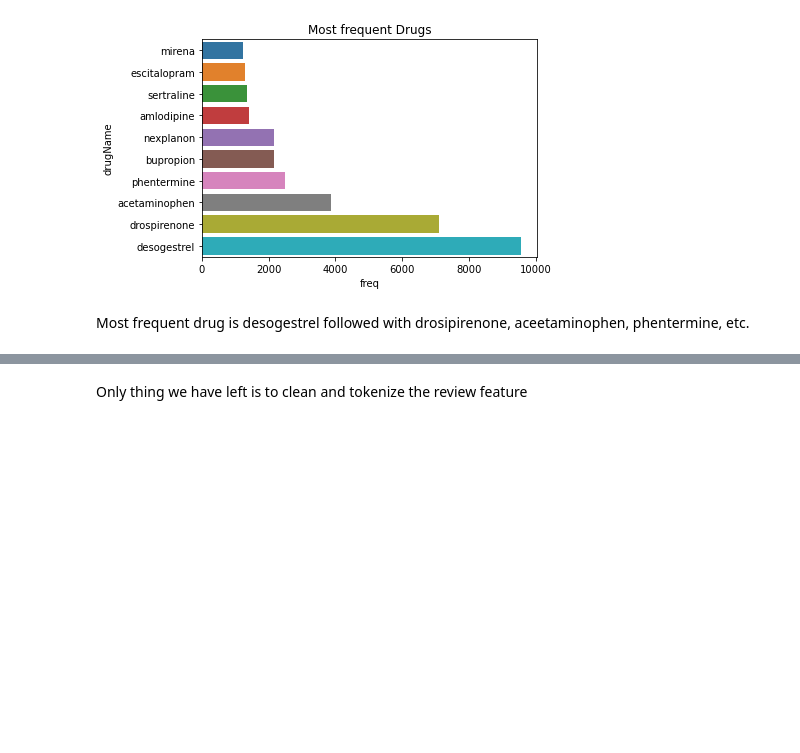
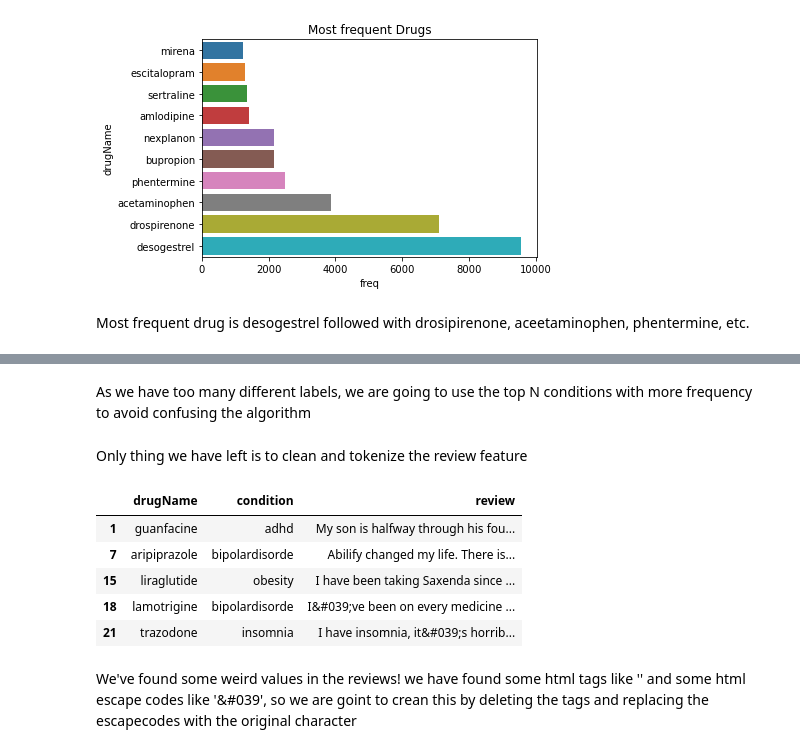
Before and after one commit to javivi235/diseaseprediction, a Jupyter notebook: Notebooks/data_processing.ipynb, the cells around one changed output, grey strips where cells are left out. Saved outputs shown, nothing was run; the diff lists cells and outputs as text; code cells hidden in the pictures; blank space fills up the shorter version.

```diff
--- a/Notebooks/data_processing.ipynb
+++ b/Notebooks/data_processing.ipynb
@@ -354,11 +344,15 @@ Unique drugs:  3000  Total number of drugs:  159498
 # %% [markdown]
 Let's plot the top 10 most frequent conditions and drugs
 # %%
-condition_freq = drugs_train.groupby('condition').count().reset_index().drop(['review','rating'], axis=1).rename(columns={'drugName':'freq'})
+# Number of topics to use in the algorithm
+NUMBER_OF_TOPICS = 5
+condition_freq = drugs_train.groupby('condition').count().reset_index().drop(['review'], axis=1).rename(columns={'drugName':'freq'})
 condition_freq_top10 = condition_freq.sort_values(by=['freq']).tail(10)
 ax = sns.barplot(x="freq", y="condition", data=condition_freq_top10)
 plt.title('Most frequent condition')
 print('Percentage of data within th top 10', condition_freq_top10['freq'].sum()/condition_freq['freq'].sum())
+# we will save the name of the top n conditions to use later on
+top_conditions = list(condition_freq_top10.head(NUMBER_OF_TOPICS).condition)
 # %% [output]
 Percentage of data within th top 10 0.46372995272667994
 [figure]
@@ -388,4 +371,0 @@ Now let's use get dummies to split this column in categorical binary columns
-# %%
-drugs_train = pd.get_dummies(drugs_train,columns=['rating'])
-drugs_test = pd.get_dummies(drugs_test,columns=['rating'])
-drugs_train.head()
@@ -399,2 +372,21 @@ drugs_train.head()
+# %% [markdown]
+As we have too many different labels, we are going to use the top N conditions with more frequency to avoid confusing the algorithm
+# %%
+drugs_train = drugs_train[drugs_train.condition.apply(lambda x: x in top_conditions)]
+drugs_test = drugs_test[drugs_test.condition.apply(lambda x: x in top_conditions)]
 # %% [markdown]
 Only thing we have left is to clean and tokenize the review feature
+# %%
+# Remove the '"' character
+drugs_train.review = drugs_train.review.apply(lambda x: x.replace('"',''))
+drugs_test.review = drugs_test.review.apply(lambda x: x.replace('"',''))
+drugs_train.head()
+# %% [output]
+|  | drugName | condition | review |
+| 1 | guanfacine | adhd | My son is halfway through his fou... |
+| 7 | aripiprazole | bipolardisorde | Abilify changed my life. There is... |
+| 15 | liraglutide | obesity | I have been taking Saxenda since ... |
+| 18 | lamotrigine | bipolardisorde | I&#039;ve been on every medicine ... |
+| 21 | trazodone | insomnia | I have insomnia, it&#039;s horrib... |
+# %% [markdown]
+We've found some weird values in the reviews! we have found some html tags like '</span>' and some html escape codes like '&#039', so we are goint to crean this by deleting the tags and replacing the escapecodes with  the original character
```
Also changed, not shown: parts of 23 cells of this notebook.
